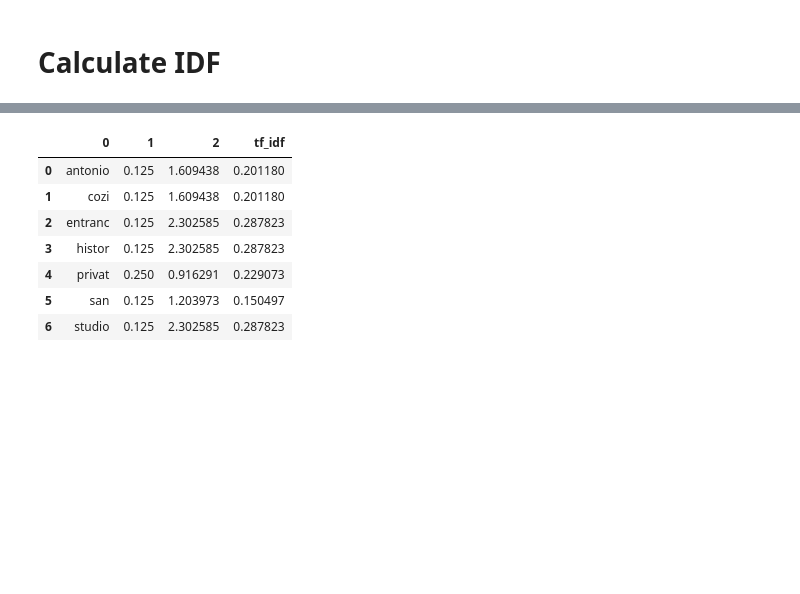
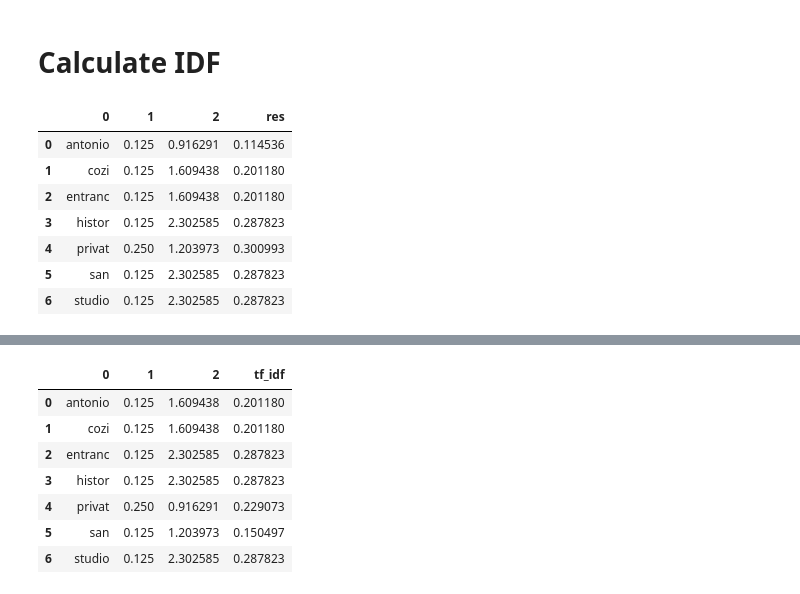
Before and after one commit to DanieleFi/ADMThirdHomework, a Jupyter notebook: ADMThirdHomework-Coding just on sample.ipynb, the cells around one changed output, grey strips where cells are left out. Drawn from its saved outputs; the diff is of its cells as text; code cells hidden in the pictures; blank space fills up the shorter version.

```diff
--- a/ADMThirdHomework-Coding just on sample.ipynb
+++ b/ADMThirdHomework-Coding just on sample.ipynb
@@ -367,6 +360,17 @@ idf_calc=idf_series.apply(lambda x: np.log(total_num_docs_sample/len(inverted_id
 #idf_calc.sort_index()
 result_df=pd.concat([pd.Series(idf_series.values),pd.Series(tf_series.values),idf_calc],axis=1)#.reset_index()
 result_df['res']=result_df[1]*result_df[2]
+# %%
+result_df
+# %% [output]
+|  | 0 | 1 | 2 | res |
+| 0 | antonio | 0.125 | 0.916291 | 0.114536 |
+| 1 | cozi | 0.125 | 1.609438 | 0.201180 |
+| 2 | entranc | 0.125 | 1.609438 | 0.201180 |
+| 3 | histor | 0.125 | 2.302585 | 0.287823 |
+| 4 | privat | 0.250 | 1.203973 | 0.300993 |
+| 5 | san | 0.125 | 2.302585 | 0.287823 |
+| 6 | studio | 0.125 | 2.302585 | 0.287823 |
 # %%
 result_df
 # %% [output]
```
Also changed, not shown: parts of 113 cells of this notebook.
